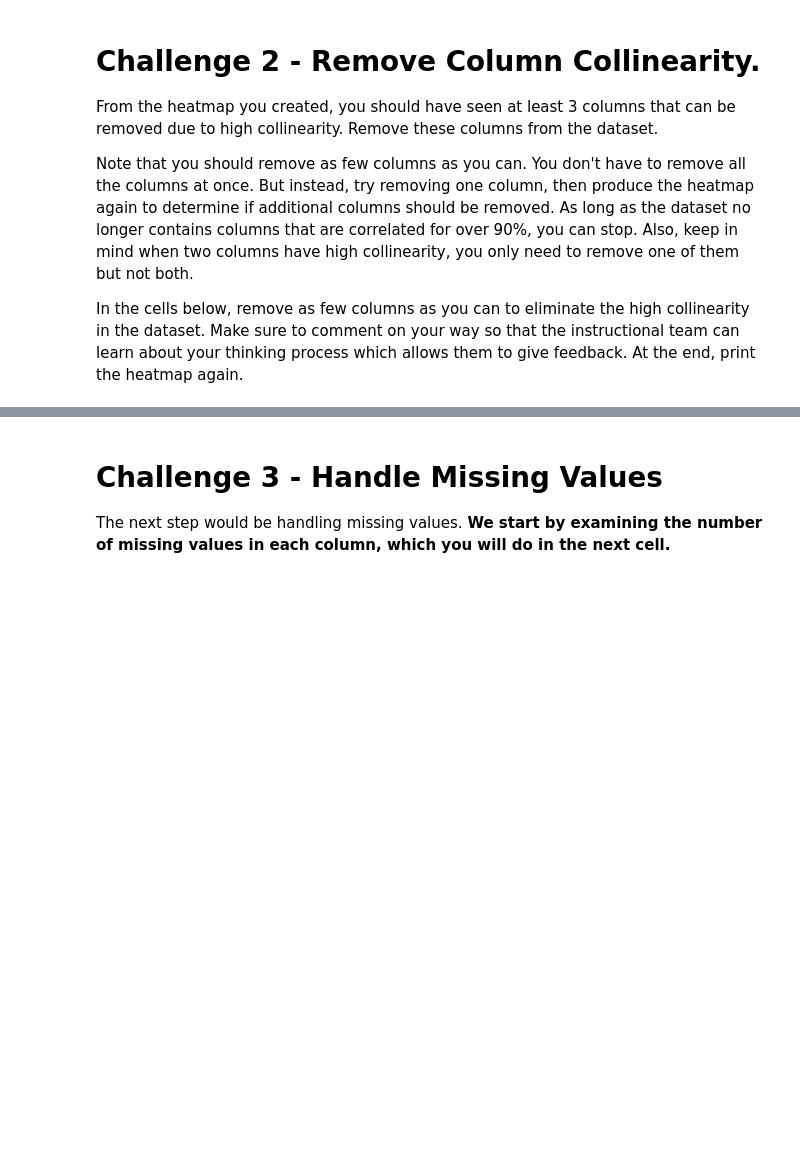
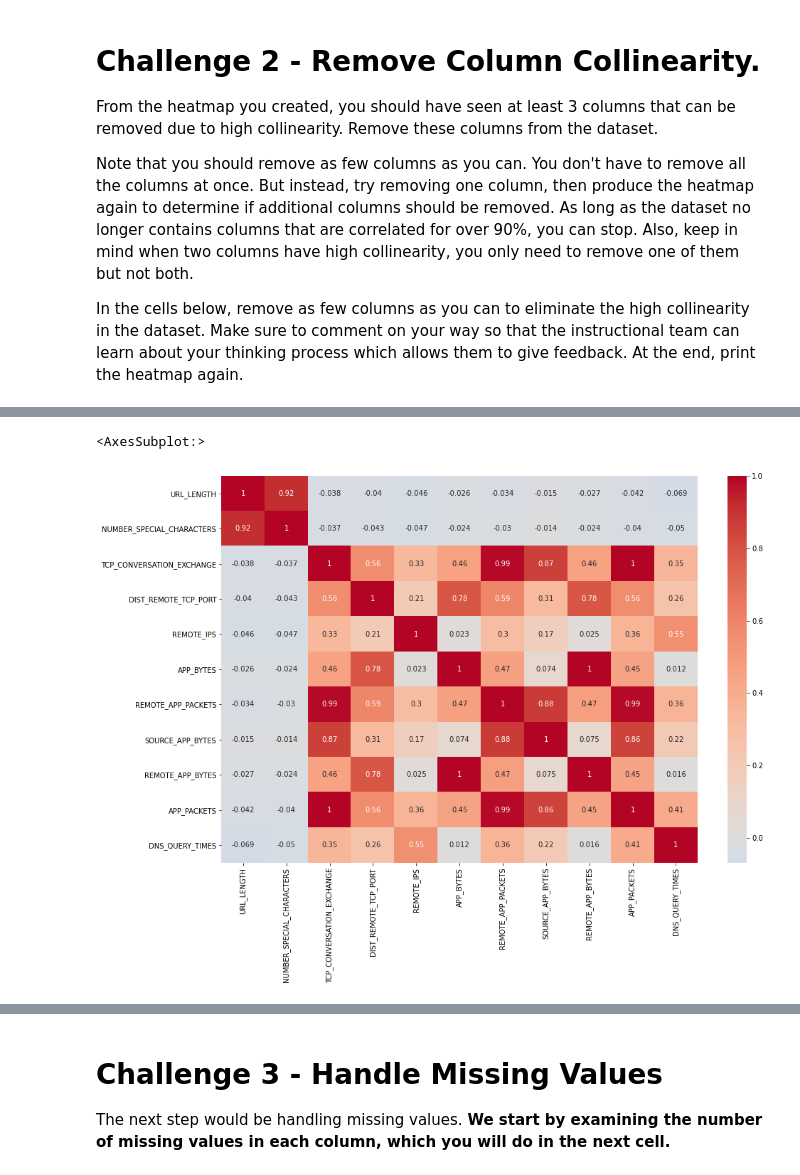
Before and after one commit to ta-datapt-bcn/lab-supervised-learning, a Jupyter notebook: your-code/main.ipynb, the cells around one changed output, grey strips where cells are left out. Saved outputs shown, nothing was run; the diff lists cells and outputs as text; code cells hidden in the pictures; blank space fills up the shorter version.

```diff
--- a/your-code/main.ipynb
+++ b/your-code/main.ipynb
@@ -70,0 +216,7 @@ In the cells below, remove as few columns as you can to eliminate the high colli
+# %%
+# Delete highest columns - 'SOURCE_APP_PACKETS' & 'APP_PACKETS'
+numeric2.drop(columns='SOURCE_APP_PACKETS', inplace = True)
+websites.drop(columns='SOURCE_APP_PACKETS', inplace = True)
+
+# For all columns - for loop + VIF
+[(variance_inflation_factor(numeric2.values, i), numeric2.columns[i]) for i in range(len(numeric2.columns))]
@@ -70,0 +235,7 @@ In the cells below, remove as few columns as you can to eliminate the high colli
+# %%
+# Create heatmap
+plt.subplots(1,1,figsize=(15,10))
+sns.heatmap(numeric2.corr(), annot=True, cmap='coolwarm', center=0)
+# %% [output]
+<AxesSubplot:>
+[figure, added]
```
Also changed, not shown: parts of 95 cells of this notebook.
